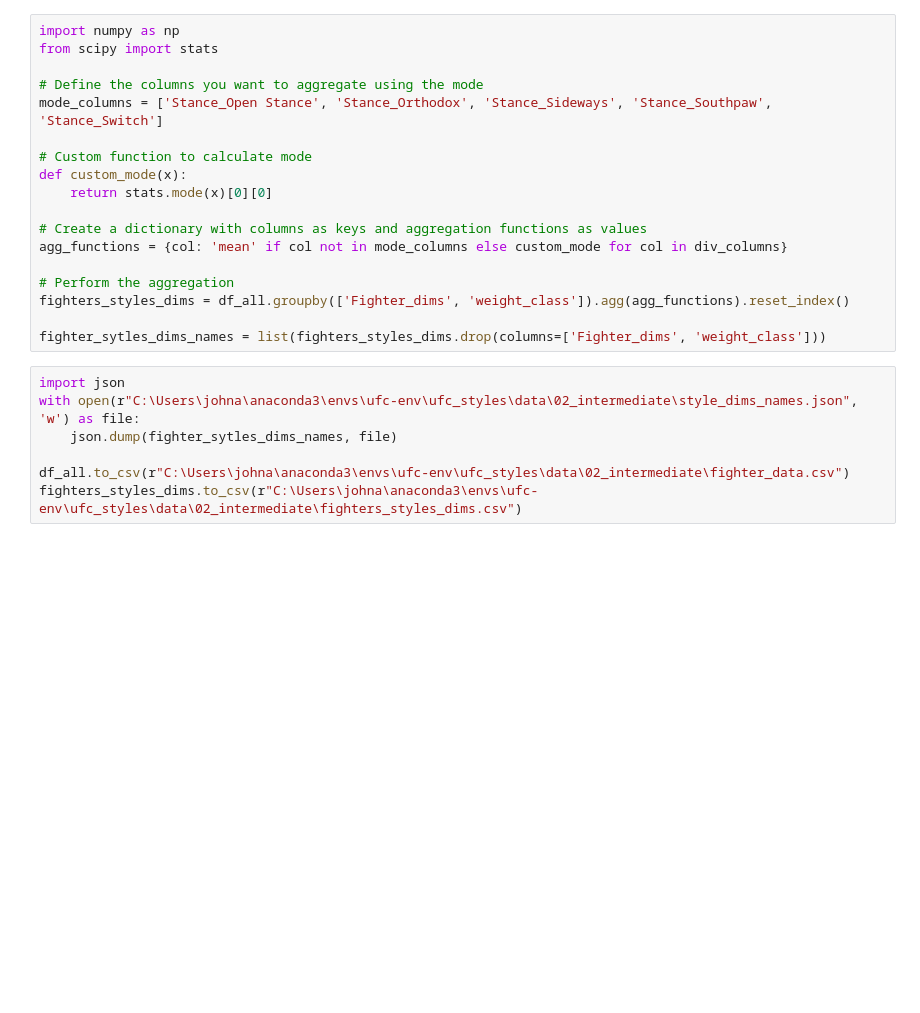
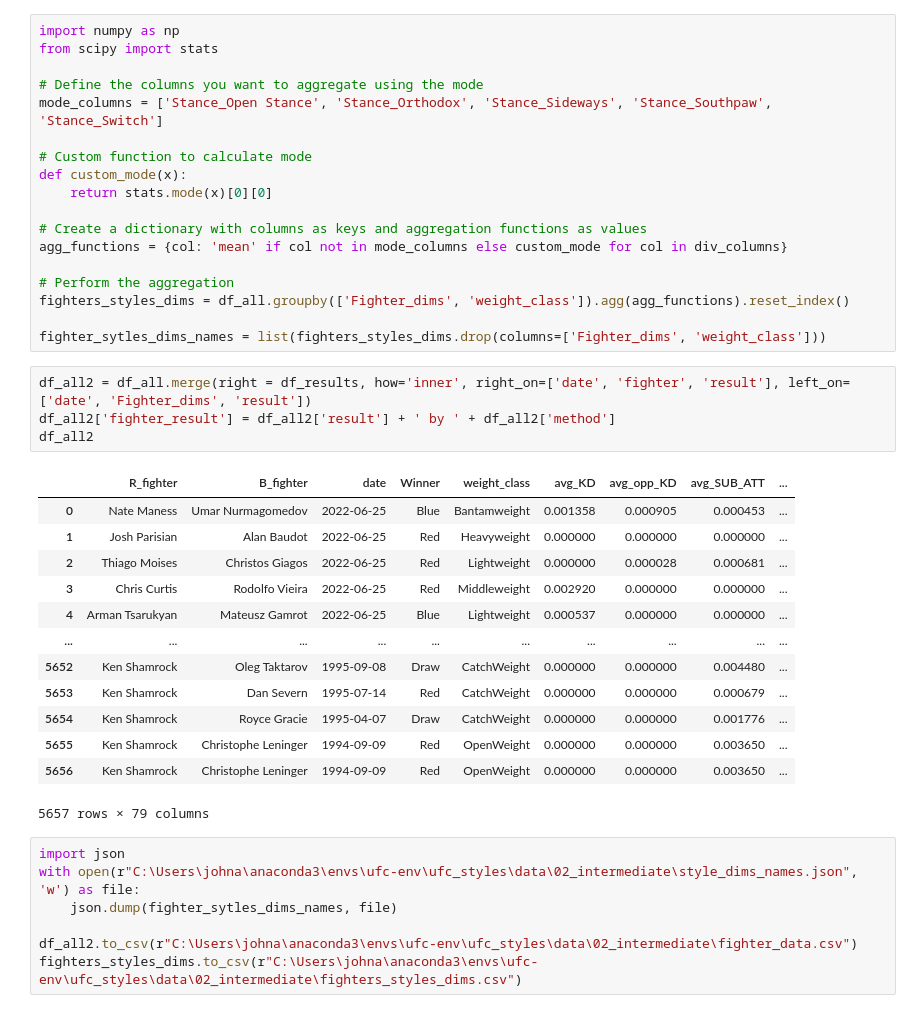
Before and after one commit to john-adeojo/ufc_styles, a Jupyter notebook: notebook/DataPrep.ipynb, the cells around one changed output. Saved outputs shown, nothing was run; the diff lists cells and outputs as text; blank space fills up the shorter version.

```diff
--- a/notebook/DataPrep.ipynb
+++ b/notebook/DataPrep.ipynb
@@ -104,10 +119,28 @@ agg_functions = {col: 'mean' if col not in mode_columns else custom_mode for col
 fighters_styles_dims = df_all.groupby(['Fighter_dims', 'weight_class']).agg(agg_functions).reset_index()
 
 fighter_sytles_dims_names = list(fighters_styles_dims.drop(columns=['Fighter_dims', 'weight_class']))
+# %%
+df_all2 = df_all.merge(right = df_results, how='inner', right_on=['date', 'fighter', 'result'], left_on=['date', 'Fighter_dims', 'result'])
+df_all2['fighter_result'] = df_all2['result'] + ' by ' + df_all2['method']
+df_all2
+# %% [output]
+|  | R_fighter | B_fighter | date | Winner | weight_class | avg_KD | avg_opp_KD | avg_SUB_ATT | ... |
+| 0 | Nate Maness | Umar Nurmagomedov | 2022-06-25 | Blue | Bantamweight | 0.001358 | 0.000905 | 0.000453 | ... |
+| 1 | Josh Parisian | Alan Baudot | 2022-06-25 | Red | Heavyweight | 0.000000 | 0.000000 | 0.000000 | ... |
+| 2 | Thiago Moises | Christos Giagos | 2022-06-25 | Red | Lightweight | 0.000000 | 0.000028 | 0.000681 | ... |
+| 3 | Chris Curtis | Rodolfo Vieira | 2022-06-25 | Red | Middleweight | 0.002920 | 0.000000 | 0.000000 | ... |
+| 4 | Arman Tsarukyan | Mateusz Gamrot | 2022-06-25 | Blue | Lightweight | 0.000537 | 0.000000 | 0.000000 | ... |
+| ... | ... | ... | ... | ... | ... | ... | ... | ... | ... |
+| 5652 | Ken Shamrock | Oleg Taktarov | 1995-09-08 | Draw | CatchWeight | 0.000000 | 0.000000 | 0.004480 | ... |
+| 5653 | Ken Shamrock | Dan Severn | 1995-07-14 | Red | CatchWeight | 0.000000 | 0.000000 | 0.000679 | ... |
+| 5654 | Ken Shamrock | Royce Gracie | 1995-04-07 | Draw | CatchWeight | 0.000000 | 0.000000 | 0.001776 | ... |
+| 5655 | Ken Shamrock | Christophe Leninger | 1994-09-09 | Red | OpenWeight | 0.000000 | 0.000000 | 0.003650 | ... |
+| 5656 | Ken Shamrock | Christophe Leninger | 1994-09-09 | Red | OpenWeight | 0.000000 | 0.000000 | 0.003650 | ... |
+5657 rows × 79 columns
 # %%
 import json
 with open(r"C:\Users\johna\anaconda3\envs\ufc-env\ufc_styles\data\02_intermediate\style_dims_names.json", 'w') as file:
     json.dump(fighter_sytles_dims_names, file)
 
-df_all.to_csv(r"C:\Users\johna\anaconda3\envs\ufc-env\ufc_styles\data\02_intermediate\fighter_data.csv")
+df_all2.to_csv(r"C:\Users\johna\anaconda3\envs\ufc-env\ufc_styles\data\02_intermediate\fighter_data.csv")
 fighters_styles_dims.to_csv(r"C:\Users\johna\anaconda3\envs\ufc-env\ufc_styles\data\02_intermediate\fighters_styles_dims.csv")
```
Also changed, not shown: parts of 8 cells of this notebook, 2 other files.
